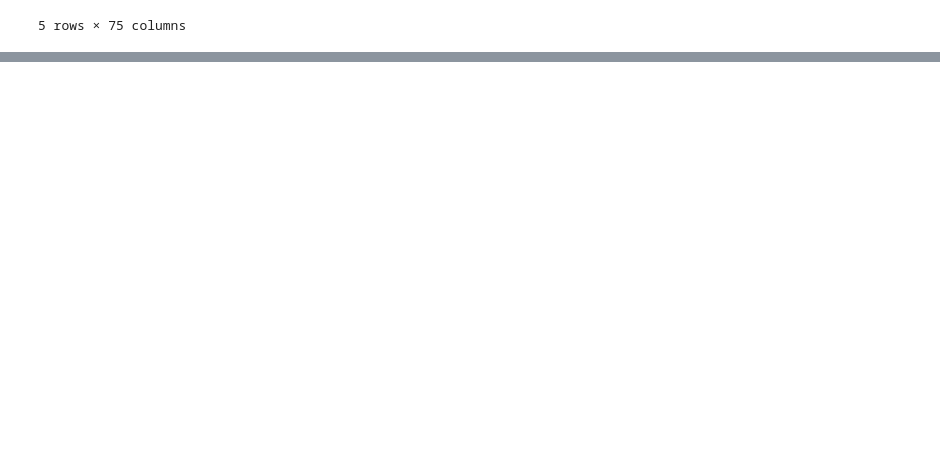
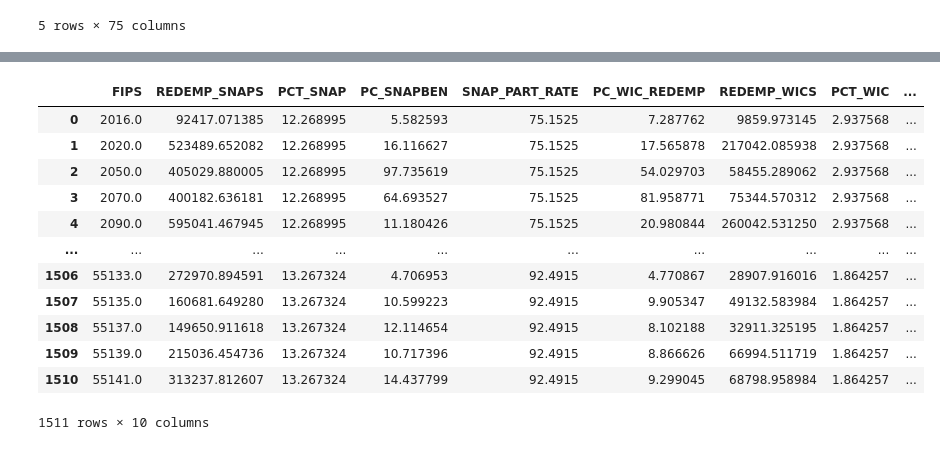
Before and after one commit to TMWRose/Group-1---Food-Deserts-How-They-Affect-Community-Health, a Jupyter notebook: Extracting_Full_DB.ipynb, the cells around one changed output, grey strips where cells are left out. Saved outputs shown, nothing was run; the diff lists cells and outputs as text; code cells hidden in the pictures; blank space fills up the shorter version.

```diff
--- a/Extracting_Full_DB.ipynb
+++ b/Extracting_Full_DB.ipynb
@@ -321,0 +344,9 @@ final_table_new.to_sql('final_new', con=engine, index=True)
+# %%
+assistance_table=final_table_new.drop(columns=['_Census_Population', 'Population_Estimate_', 'PCT_LACCESS_POP',
+       'PCT_LACCESS_LOWI', 'PCT_LACCESS_HHNV', 'PCT_LACCESS_SNAP', 'GROCPTH',
+       'SUPERCPTH', 'CONVSPTH', 'SNAPSPTH', 'WICSPTH', 'FFRPTH', 'FSRPTH',
+       'PC_FFRSALES', 'PC_FSRSALES', 'FOODINSEC__', 'VLFOODSEC__',
+       'FMRKTPTH', 'PCT_DIABETES_ADULTS', 'PCT_OBESE_ADULTS', 'PCT_HSPA',
+       'RECFACPTH', 'MEDHHINC', 'POVRATE', 'PERPOV', 'CHILDPOVRATE',
+       'PERCHLDPOV', 'METRO'])
+assistance_table
@@ -321,0 +607,18 @@ final_table_new.to_sql('final_new', con=engine, index=True)
+# %%
+assistance_table=assistance_table.reset_index()
+# %%
+assistance_table
+# %% [output]
+|  | FIPS | REDEMP_SNAPS | PCT_SNAP | PC_SNAPBEN | SNAP_PART_RATE | PC_WIC_REDEMP | REDEMP_WICS | PCT_WIC | ... |
+| 0 | 2016.0 | 92417.071385 | 12.268995 | 5.582593 | 75.1525 | 7.287762 | 9859.973145 | 2.937568 | ... |
+| 1 | 2020.0 | 523489.652082 | 12.268995 | 16.116627 | 75.1525 | 17.565878 | 217042.085938 | 2.937568 | ... |
+| 2 | 2050.0 | 405029.880005 | 12.268995 | 97.735619 | 75.1525 | 54.029703 | 58455.289062 | 2.937568 | ... |
+| 3 | 2070.0 | 400182.636181 | 12.268995 | 64.693527 | 75.1525 | 81.958771 | 75344.570312 | 2.937568 | ... |
+| 4 | 2090.0 | 595041.467945 | 12.268995 | 11.180426 | 75.1525 | 20.980844 | 260042.531250 | 2.937568 | ... |
+| ... | ... | ... | ... | ... | ... | ... | ... | ... | ... |
+| 1506 | 55133.0 | 272970.894591 | 13.267324 | 4.706953 | 92.4915 | 4.770867 | 28907.916016 | 1.864257 | ... |
+| 1507 | 55135.0 | 160681.649280 | 13.267324 | 10.599223 | 92.4915 | 9.905347 | 49132.583984 | 1.864257 | ... |
+| 1508 | 55137.0 | 149650.911618 | 13.267324 | 12.114654 | 92.4915 | 8.102188 | 32911.325195 | 1.864257 | ... |
+| 1509 | 55139.0 | 215036.454736 | 13.267324 | 10.717396 | 92.4915 | 8.866626 | 66994.511719 | 1.864257 | ... |
+| 1510 | 55141.0 | 313237.812607 | 13.267324 | 14.437799 | 92.4915 | 9.299045 | 68798.958984 | 1.864257 | ... |
+1511 rows × 10 columns
```
Also changed, not shown: parts of 83 cells of this notebook, 14 other files.
